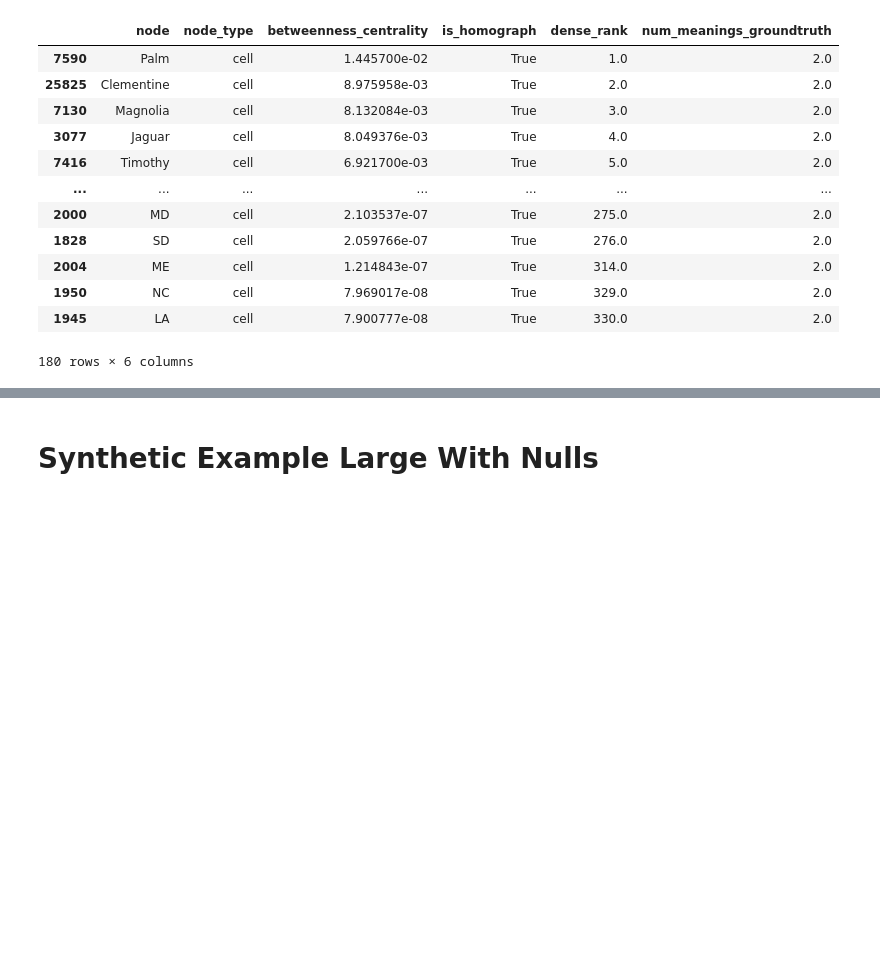
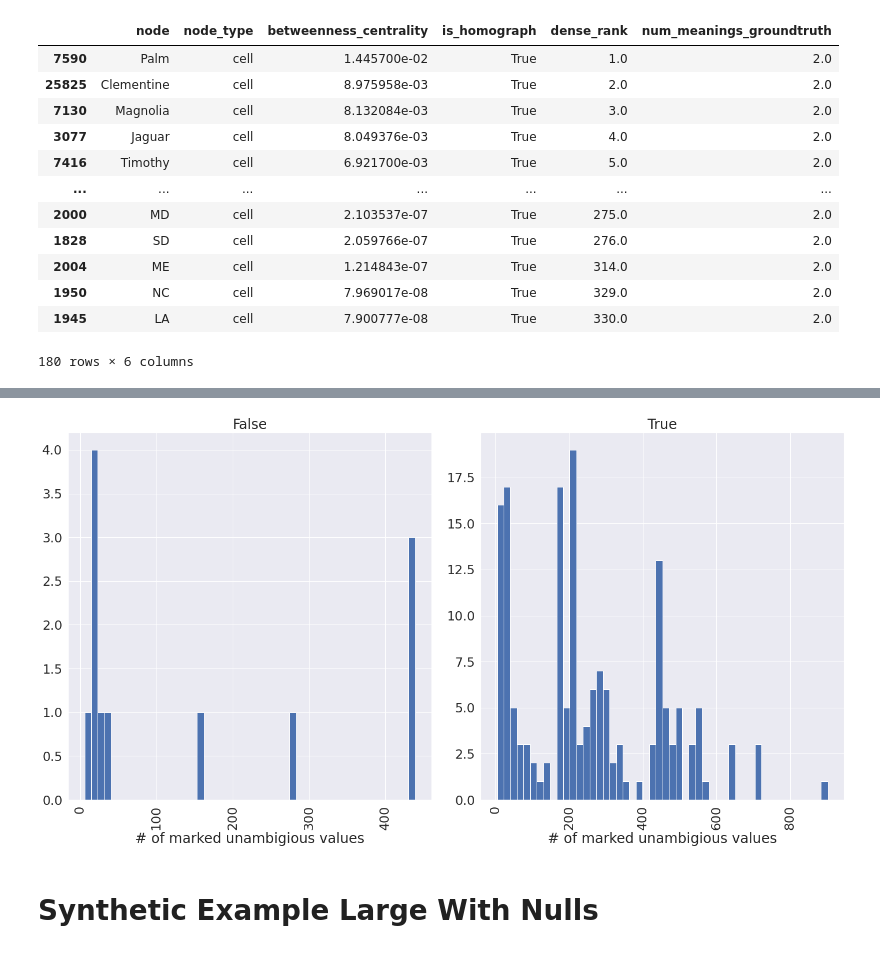
Before and after one commit to northeastern-datalab/domain_net, a Jupyter notebook: network_analysis/semantic_type_propagation.ipynb, the cells around one changed output, grey strips where cells are left out. Drawn from its saved outputs; the diff is of its cells as text; code cells hidden in the pictures; blank space fills up the shorter version.

```diff
--- a/network_analysis/semantic_type_propagation.ipynb
+++ b/network_analysis/semantic_type_propagation.ipynb
@@ -204,3 +267,12 @@ utils.graph_helpers.get_cell_node_column_names(G, 'Timothy')
+# %%
+fig, ax = plt.subplots(1)
+ax = df['num_marked_unambigious_vals'].hist(by=df['num_meanings_correctness'], ax=ax, bins=50)
+ax[0].set_xlabel('# of marked unambigious values')
+ax[1].set_xlabel('# of marked unambigious values')
+plt.tight_layout()
+plt.savefig(df_path+'num_of_meanings/meanings_evaluation.svg')
+# %% [output]
+[figure, added]
 # %% [markdown]
 # Synthetic Example Large With Nulls
 # %%
```
Also changed, not shown: parts of 14 cells of this notebook, 1 other file.
